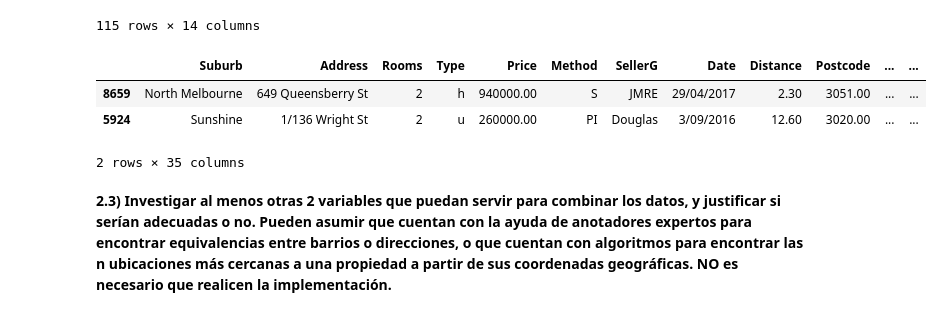
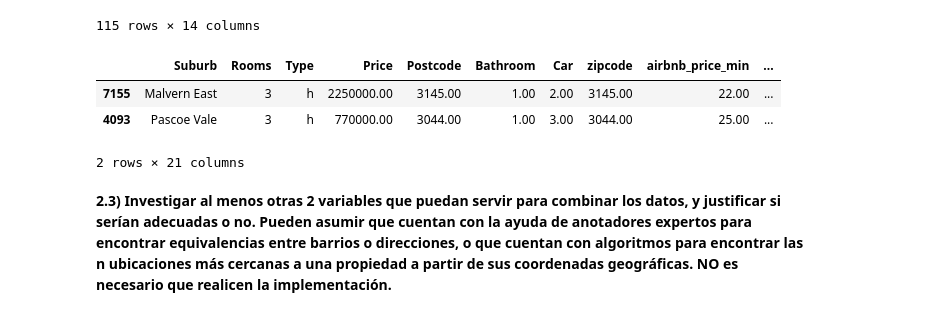
Before and after one commit to CHRISTIANDAGATTI/AEyCD---Grupo-9, a Jupyter notebook: Entregable_parte_1_22.ipynb, the cells around one changed output. Drawn from its saved outputs; the diff is of its cells as text; code cells hidden in the pictures.

```diff
--- a/Entregable_parte_1_22.ipynb
+++ b/Entregable_parte_1_22.ipynb
@@ -787,0 +854,5 @@ Las columnas que consideramos importantes para la predicción del precio de una
+# %%
+melb_df2=melb_df.copy()
+melb_df2=melb_df2.drop(['Address', 'SellerG', 'Date', 'Distance','Bedroom2', 'CouncilArea', 'Lattitude',
+       'Longtitude', 'Regionname', 'Propertycount', 'Landsize', 'BuildingArea', 'YearBuilt', 'Method'], axis=1)
+melb_df2
@@ -787,0 +873,9 @@ Las columnas que consideramos importantes para la predicción del precio de una
+# %%
+#Asignacion de valor uno a las viviendas que tienen ceros para la variable Baños
+melb_df2.loc[melb_df2.Bathroom<1,'Bathroom']=1
+# %%
+#Percentil 95 (Precio mínimo del 5%)
+minimo = melb_df["Price"].quantile(0.05)
+#Percentil 5 (Precio máximo del 95%)
+maximo = melb_df["Price"].quantile(0.95)
+print(minimo, maximo)
@@ -787,0 +884,3 @@ Las columnas que consideramos importantes para la predicción del precio de una
+# %%
+# Filtramos por los percentiles calculados anteriormente para eliminar valores extremos
+melb_df3 = melb_df2[(melb_df2["Price"] > minimo) & (melb_df2["Price"] < maximo) ]
@@ -838,16 +943,16 @@ airbnb_price_by_zipcode_filtered
 | 233 | 3977.00 | 18 | 65.00 | 92.96 | 341 | ... |
 115 rows × 14 columns
 # %%
-merged_sales_df = melb_df.merge(
+merged_sales_df = melb_df3.merge(
     airbnb_price_by_zipcode_filtered, how='left',
     left_on='Postcode', right_on='zipcode'
 )
 merged_sales_df.sample(2)
 # %% [output]
-|  | Suburb | Address | Rooms | Type | Price | Method | SellerG | Date | Distance | Postcode | ... | ... |
-| 8659 | North Melbourne | 649 Queensberry St | 2 | h | 940000.00 | S | JMRE | 29/04/2017 | 2.30 | 3051.00 | ... | ... |
-| 5924 | Sunshine | 1/136 Wright St | 2 | u | 260000.00 | PI | Douglas | 3/09/2016 | 12.60 | 3020.00 | ... | ... |
+|  | Suburb | Rooms | Type | Price | Postcode | Bathroom | Car | zipcode | airbnb_price_min | ... |
+| 7155 | Malvern East | 3 | h | 2250000.00 | 3145.00 | 1.00 | 2.00 | 3145.00 | 22.00 | ... |
+| 4093 | Pascoe Vale | 3 | h | 770000.00 | 3044.00 | 1.00 | 3.00 | 3044.00 | 25.00 | ... |
-2 rows × 35 columns
+2 rows × 21 columns
 # %% [markdown]
 **2.3) Investigar al menos otras 2 variables que puedan servir para combinar los datos, y justificar si serían adecuadas o no. Pueden asumir que cuentan con la ayuda de anotadores expertos para encontrar equivalencias entre barrios o direcciones, o que cuentan con algoritmos para encontrar las n ubicaciones más cercanas a una propiedad a partir de sus coordenadas geográficas. NO es necesario que realicen la implementación.**
 # %% [markdown]
```
Also changed, not shown: parts of 32 cells of this notebook.
